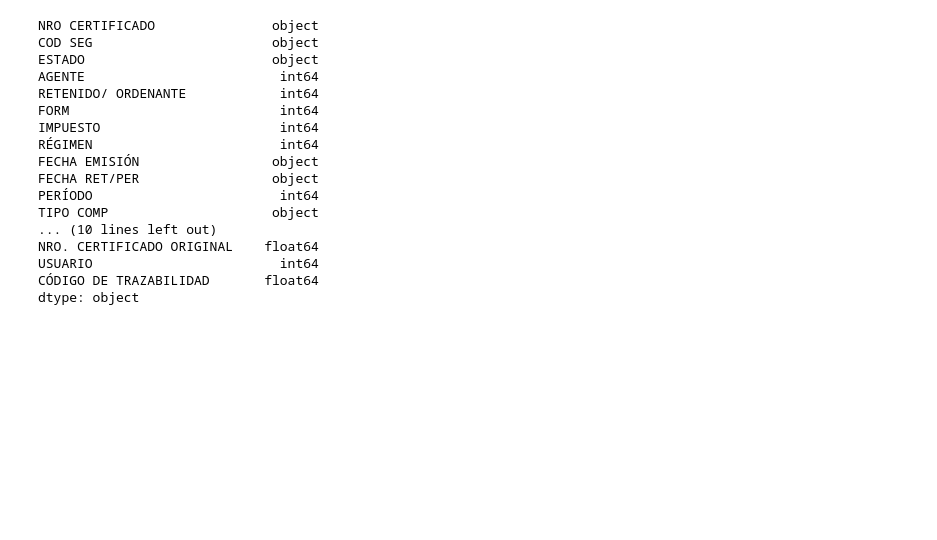
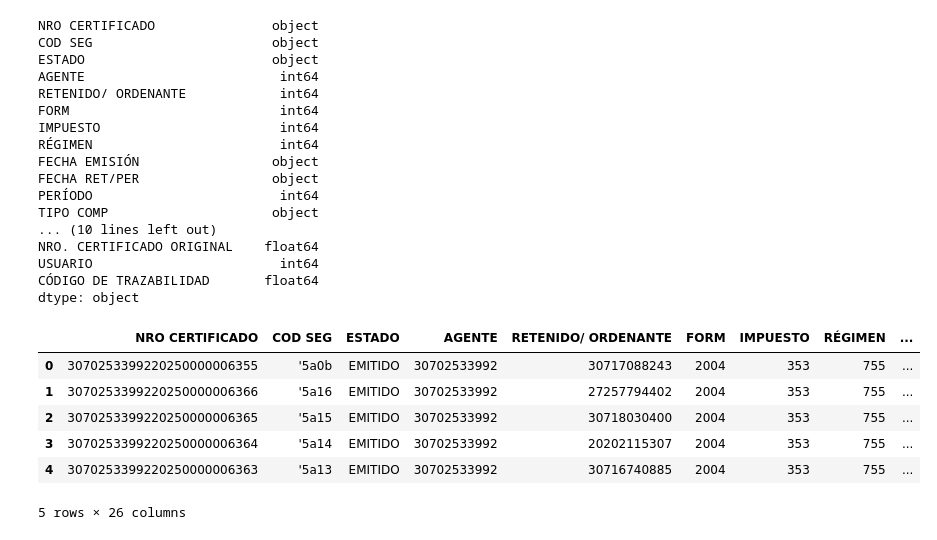
Before and after one commit to jeo20/mefi2025, a Jupyter notebook: certificados_tgp/certificado.ipynb, the cells around one changed output. Cells and saved outputs as stored; diff of their text form; code cells hidden in the pictures; blank space fills up the shorter version.

Commit message:
nombre ente ok

```diff
--- a/certificados_tgp/certificado.ipynb
+++ b/certificados_tgp/certificado.ipynb
@@ -80,3 +80,28 @@ NRO. CERTIFICADO ORIGINAL    float64
 USUARIO                        int64
 CÓDIGO DE TRAZABILIDAD       float64
 dtype: object
+# %%
+# Unir df_certificados con df_ente para obtener la Denominacion Agente
+df_certificados = pd.merge(
+    df_certificados,
+    df_ente[['CUIT', 'Denominación Ente']],
+    left_on='AGENTE',
+    right_on='CUIT',
+    how='left'
+)
+
+# Renombrar la columna 'Denominacion Agente' a 'Nombre AGENTE'
+df_certificados = df_certificados.rename(columns={'Denominación Ente': 'Nombre Ente'})
+
+# Opcional: eliminar la columna 'CUIT' agregada por el merge si no la necesitas
+df_certificados = df_certificados.drop(columns=['CUIT'])
+# %%
+df_certificados.head(5)
+# %% [output]
+|  | NRO CERTIFICADO | COD SEG | ESTADO | AGENTE | RETENIDO/ ORDENANTE | FORM | IMPUESTO | RÉGIMEN | ... |
+| 0 | 3070253399220250000006355 | '5a0b | EMITIDO | 30702533992 | 30717088243 | 2004 | 353 | 755 | ... |
+| 1 | 3070253399220250000006366 | '5a16 | EMITIDO | 30702533992 | 27257794402 | 2004 | 353 | 755 | ... |
+| 2 | 3070253399220250000006365 | '5a15 | EMITIDO | 30702533992 | 30718030400 | 2004 | 353 | 755 | ... |
+| 3 | 3070253399220250000006364 | '5a14 | EMITIDO | 30702533992 | 20202115307 | 2004 | 353 | 755 | ... |
+| 4 | 3070253399220250000006363 | '5a13 | EMITIDO | 30702533992 | 30716740885 | 2004 | 353 | 755 | ... |
+5 rows × 26 columns
```
Also changed, not shown: parts of 1 cell of this notebook.
